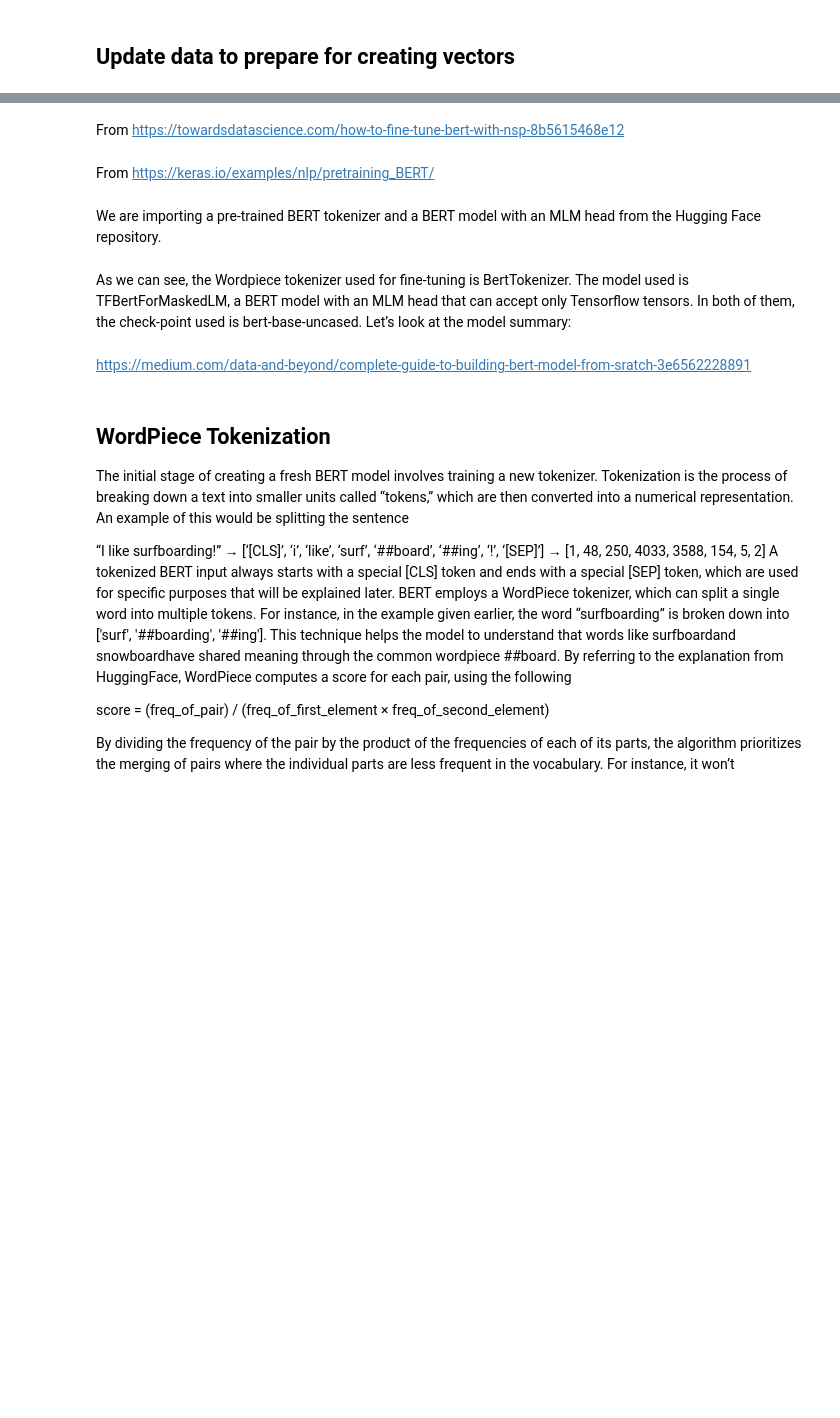
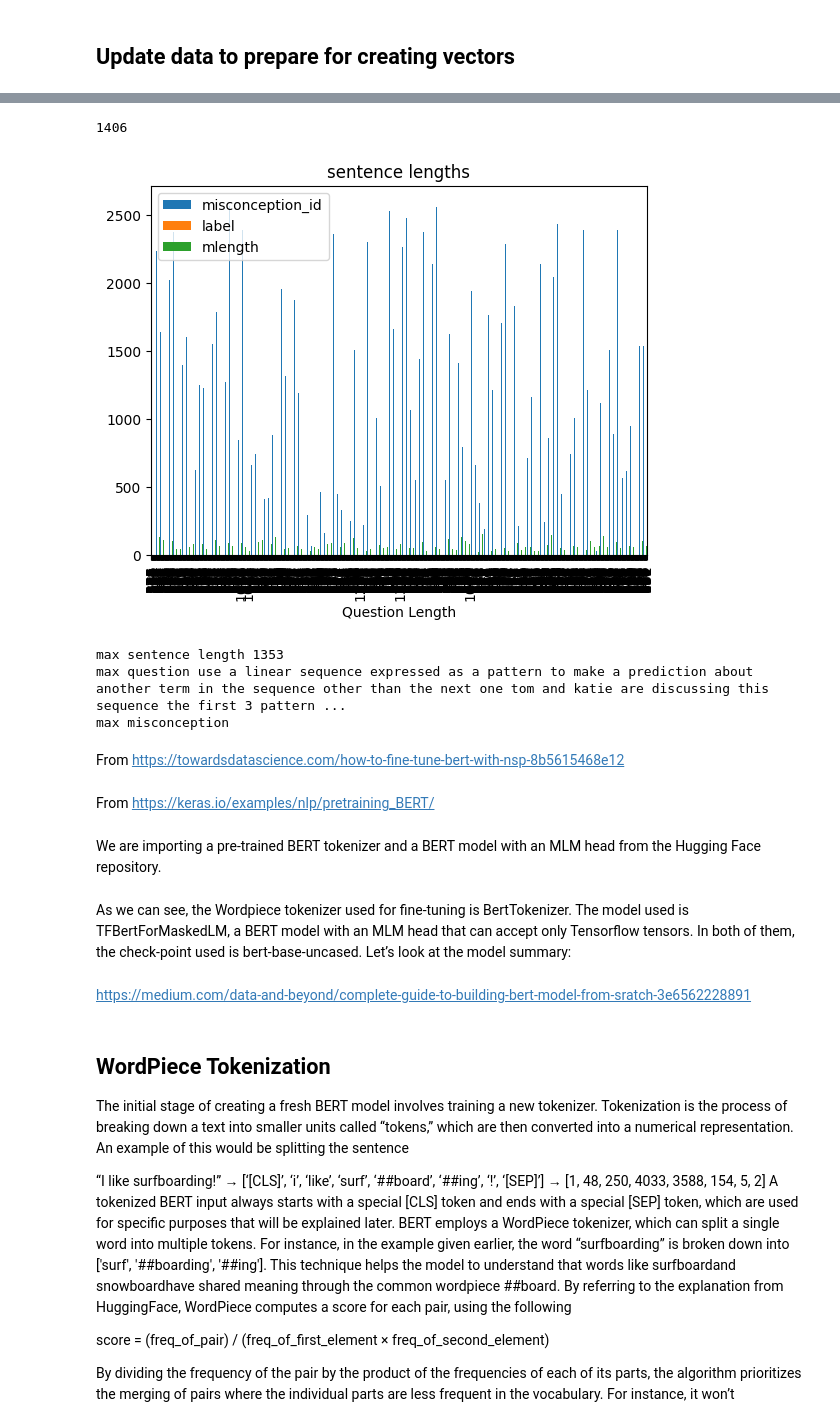
Before and after one commit to weeble87/kaggle, a Jupyter notebook: eedi-mining/eedi-mining-bert-nsp.ipynb, the cells around one changed output, grey strips where cells are left out. Drawn from its saved outputs; the diff is of its cells as text; code cells hidden in the pictures; blank space fills up the shorter version.

```diff
--- a/eedi-mining/eedi-mining-bert-nsp.ipynb
+++ b/eedi-mining/eedi-mining-bert-nsp.ipynb
@@ -212,8 +283,11 @@ print(cleaned_text)
 import math
 flattened_data = []
 next_sentence =[]
+next_sentence_val = []
 pairs=[]
-MAX_LEN=512
+val_pairs = []
+miscon_ids_used = {}
+MAX_LEN=1400
 def add_other_misconceptions_as_label_1(problem_and_wrong_answer, misconception_id_in):
     # dataframe of all misconception ids except this on
     all_but_one = miscon_data[miscon_data['MisconceptionId'] != misconception_id_in]
@@ -248,17 +322,27 @@ for index, row in train_data.iterrows():
         misconception_id = row.MisconceptionDId
         formatted_answer =  clean_math_text(row['AnswerDText'])
         # flattened_data.append({'subjectName': row['SubjectName'], 'constructName': row['ConstructName'], 'latex_formatted_question': row['QuestionText'], 'question': clean_math_text(row['QuestionText']), 'latext_formatted_wrongAnswer': row['AnswerDText'], 'wrongAnswer': clean_math_text(row['AnswerDText']), 'misconception': misconception_row.MisconceptionName})
-    problem_and_wrong_answer = f"{clean_math_text(row['SubjectName'])} {clean_math_text(row['ConstructName'])} {clean_math_text(row['QuestionText'])} {formatted_answer}"
+    problem_and_wrong_answer = f"{clean_math_text(row['ConstructName'])} {clean_math_text(row['QuestionText'])} {formatted_answer}"
     misconception_text= misconception_text_row.iloc[0,1]
     qa_pairs = []
     qa_pairs.append(' '.join(problem_and_wrong_answer.split()[:MAX_LEN]))
     qa_pairs.append(' '.join(misconception_text.split()[:MAX_LEN]))
     if (index < 10):
         print(qa_pairs)
-    pairs.append(qa_pairs)
+
     misconception_id = misconception_text_row.iloc[0,0]
+    if misconception_id in miscon_ids_used:
+        miscon_ids_used[misconception_id] += 1
+    else:
+        miscon_ids_used[misconception_id] = 1
+    if (miscon_ids_used[misconception_id] <= 2):
+        pairs.append(qa_pairs)
+    else:
+        val_pairs.append(qa_pairs)
+
     flattened_data.append({'text': f"{clean_math_text(row['SubjectName'])} {clean_math_text(row['ConstructName'])} {clean_math_text(row['QuestionText'])} {formatted_answer}", "label": int(misconception_id)})
-    next_sentence.append({'problem_and_wrong_answer': f"{clean_math_text(row['SubjectName'])} {clean_math_text(row['ConstructName'])} {clean_math_text(row['QuestionText'])} {formatted_answer}","misconception_text": misconception_text_row.iloc[0,1], "misconception_id": misconception_text_row.iloc[0,0],"label":0})
+
+    next_sentence.append({'problem_and_wrong_answer': problem_and_wrong_answer,"misconception_text": misconception_text_row.iloc[0,1], "misconception_id": misconception_text_row.iloc[0,0],"label":0})
     #add_other_misconceptions_as_label_1(problem_and_wrong_answer, misconception_id)
 flattened_df = pd.DataFrame(flattened_data)
 # Sort by the 'label' column in ascending order
@@ -266,3 +350,5 @@ flattened_df = flattened_df.sort_values(by='label')
 flattened_df = flattened_df.reset_index(drop = True)
 
 next_sentence_df = pd.DataFrame(next_sentence)
+next_sentence_df['qlength'] = next_sentence_df['problem_and_wrong_answer'].str.len()
+next_sentence_df['mlength'] = next_sentence_df['misconception_text'].str.len()
@@ -275,20 +388,43 @@ next_sentence_df.head()
+# %%
+len(pairs)
+# %% [output]
+1406
+# %%
+import matplotlib.pyplot as plt
+next_sentence_df.plot(x='qlength', kind='bar')
+plt.title('sentence lengths')
+plt.xlabel('Question Length')
+
+plt.show()
+# %% [output]
+[figure, added]
 # %%
 sentence_a = []
 sentence_b = []
 sentence_label = []
 max_sentence_length = 0
+max_question = ''
+max_misconception = ''
 for index, row in next_sentence_df.iterrows():
     if (len(row['problem_and_wrong_answer']) > max_sentence_length):
         max_sentence_length = len(row['problem_and_wrong_answer'])
+        max_question = row['problem_and_wrong_answer']
     sentence_a.append(row['problem_and_wrong_answer'])
     misconception_id = row['misconception_id']
     if (len(row['misconception_text']) > max_sentence_length):
         max_sentence_length = len(row['misconception_text'])
+        max_misconception = row['misconception_text']
     sentence_b.append(row['misconception_text'])
     sentence_label.append(row['label'])
     #print(f"Index: {index}, problem_and_wrong_answer: {row['problem_and_wrong_answer']}")
 
 print("max sentence length", max_sentence_length)
+print('max question', max_question)
+print('max misconception', max_misconception)
+# %% [output]
+max sentence length 1353
+max question use a linear sequence expressed as a pattern to make a prediction about another term in the sequence other than the next one tom and katie are discussing this sequence the first 3 pattern ...
+max misconception
 # %% [markdown]
 From https://towardsdatascience.com/how-to-fine-tune-bert-with-nsp-8b5615468e12
 # %% [markdown]
```
Also changed, not shown: parts of 34 cells of this notebook, 3 other files.
